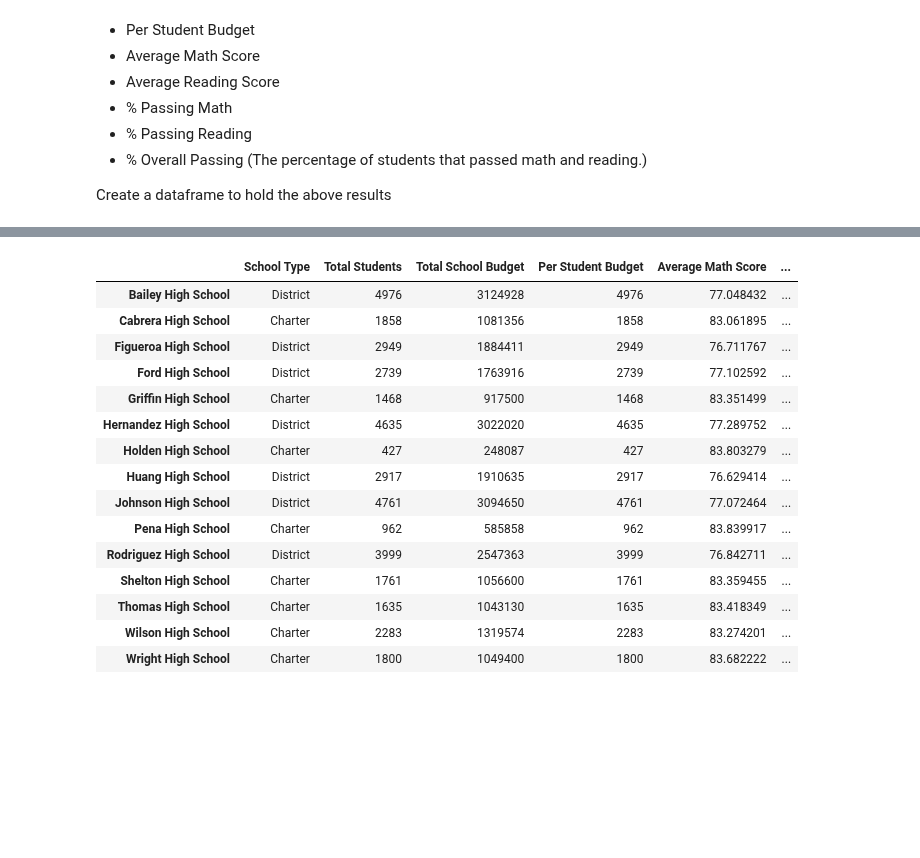
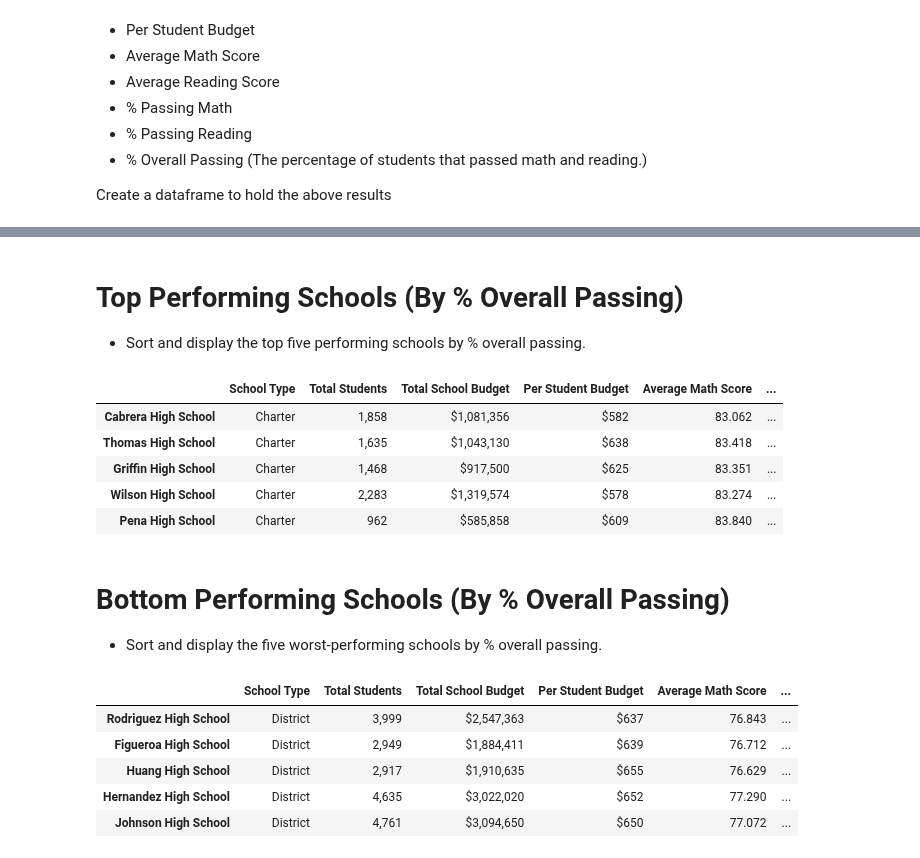
Before and after one commit to kcomalley14/pandas-challenge, a Jupyter notebook: PyCitySchools/jupyter_schools.ipynb, the cells around one changed output, grey strips where cells are left out. Saved outputs shown, nothing was run; the diff lists cells and outputs as text; code cells hidden in the pictures; blank space fills up the shorter version.

Commit message:
formatting updated, top and bottom schools sorted

```diff
--- a/PyCitySchools/jupyter_schools.ipynb
+++ b/PyCitySchools/jupyter_schools.ipynb
@@ -144,30 +191,42 @@ pass_math_reading = school_data_complete[(school_data_complete['math_score'] >=7
+# %% [markdown]
+# Top Performing Schools (By % Overall Passing)
+
+* Sort and display the top five performing schools by % overall passing.
+# %%
+top_performing_df = school_summary_df.sort_values('% Overall Passing', ascending=False)
+top_performing_df.head().style.format({'Total Students': "{:,}",
+                          "Total School Budget": "${:,.0f}",
+                          "Per Student Budget": "${:.0f}",
+                          'Average Math Score': "{:.3f}",
+                          'Average Reading Score': "{:.3f}",
+                          "% Passing Math": "{:.2f}%",
+                          "% Passing Reading": "{:.2f}%",
+                          "% Overall Passing": "{:.2f}%"})
+# %% [output]
+|  | School Type | Total Students | Total School Budget | Per Student Budget | Average Math Score | ... |
+| Cabrera High School | Charter | 1,858 | $1,081,356 | $582 | 83.062 | ... |
+| Thomas High School | Charter | 1,635 | $1,043,130 | $638 | 83.418 | ... |
+| Griffin High School | Charter | 1,468 | $917,500 | $625 | 83.351 | ... |
+| Wilson High School | Charter | 2,283 | $1,319,574 | $578 | 83.274 | ... |
+| Pena High School | Charter | 962 | $585,858 | $609 | 83.840 | ... |
+# %% [markdown]
+# Bottom Performing Schools (By % Overall Passing)
+
+* Sort and display the five worst-performing schools by % overall passing.
 # %%
-school_summary_df = pd.DataFrame({
-    "School Type": school_type,
-    "Total Students": student_perschool,
-    "Total School Budget": school_budget,
-    "Per Student Budget": school_students_budget,
-    "Average Math Score": average_school_math,
-    "Average Reading Score": average_school_reading,
-    "% Passing Math": pass_math_percent,
-    "% Passing Reading": pass_reading_percent,
-    "% Overall Passing": pass_math_reading
-})
-school_summary_df
+bottom_performing_df = school_summary_df.sort_values('% Overall Passing')
+bottom_performing_df.head().style.format({'Total Students': "{:,}",
+                          "Total School Budget": "${:,.0f}",
+                          "Per Student Budget": "${:.0f}",
+                          'Average Math Score': "{:.3f}",
+                          'Average Reading Score': "{:.3f}",
+                          "% Passing Math": "{:.2f}%",
+                          "% Passing Reading": "{:.2f}%",
+                          "% Overall Passing": "{:.2f}%"})
 # %% [output]
 |  | School Type | Total Students | Total School Budget | Per Student Budget | Average Math Score | ... |
-| Bailey High School | District | 4976 | 3124928 | 4976 | 77.048432 | ... |
-| Cabrera High School | Charter | 1858 | 1081356 | 1858 | 83.061895 | ... |
-| Figueroa High School | District | 2949 | 1884411 | 2949 | 76.711767 | ... |
-| Ford High School | District | 2739 | 1763916 | 2739 | 77.102592 | ... |
-| Griffin High School | Charter | 1468 | 917500 | 1468 | 83.351499 | ... |
-| Hernandez High School | District | 4635 | 3022020 | 4635 | 77.289752 | ... |
-| Holden High School | Charter | 427 | 248087 | 427 | 83.803279 | ... |
-| Huang High School | District | 2917 | 1910635 | 2917 | 76.629414 | ... |
-| Johnson High School | District | 4761 | 3094650 | 4761 | 77.072464 | ... |
-| Pena High School | Charter | 962 | 585858 | 962 | 83.839917 | ... |
-| Rodriguez High School | District | 3999 | 2547363 | 3999 | 76.842711 | ... |
-| Shelton High School | Charter | 1761 | 1056600 | 1761 | 83.359455 | ... |
-| Thomas High School | Charter | 1635 | 1043130 | 1635 | 83.418349 | ... |
-| Wilson High School | Charter | 2283 | 1319574 | 2283 | 83.274201 | ... |
-| Wright High School | Charter | 1800 | 1049400 | 1800 | 83.682222 | ... |
+| Rodriguez High School | District | 3,999 | $2,547,363 | $637 | 76.843 | ... |
+| Figueroa High School | District | 2,949 | $1,884,411 | $639 | 76.712 | ... |
+| Huang High School | District | 2,917 | $1,910,635 | $655 | 76.629 | ... |
+| Hernandez High School | District | 4,635 | $3,022,020 | $652 | 77.290 | ... |
+| Johnson High School | District | 4,761 | $3,094,650 | $650 | 77.072 | ... |
```
Also changed, not shown: parts of 3 cells of this notebook.
